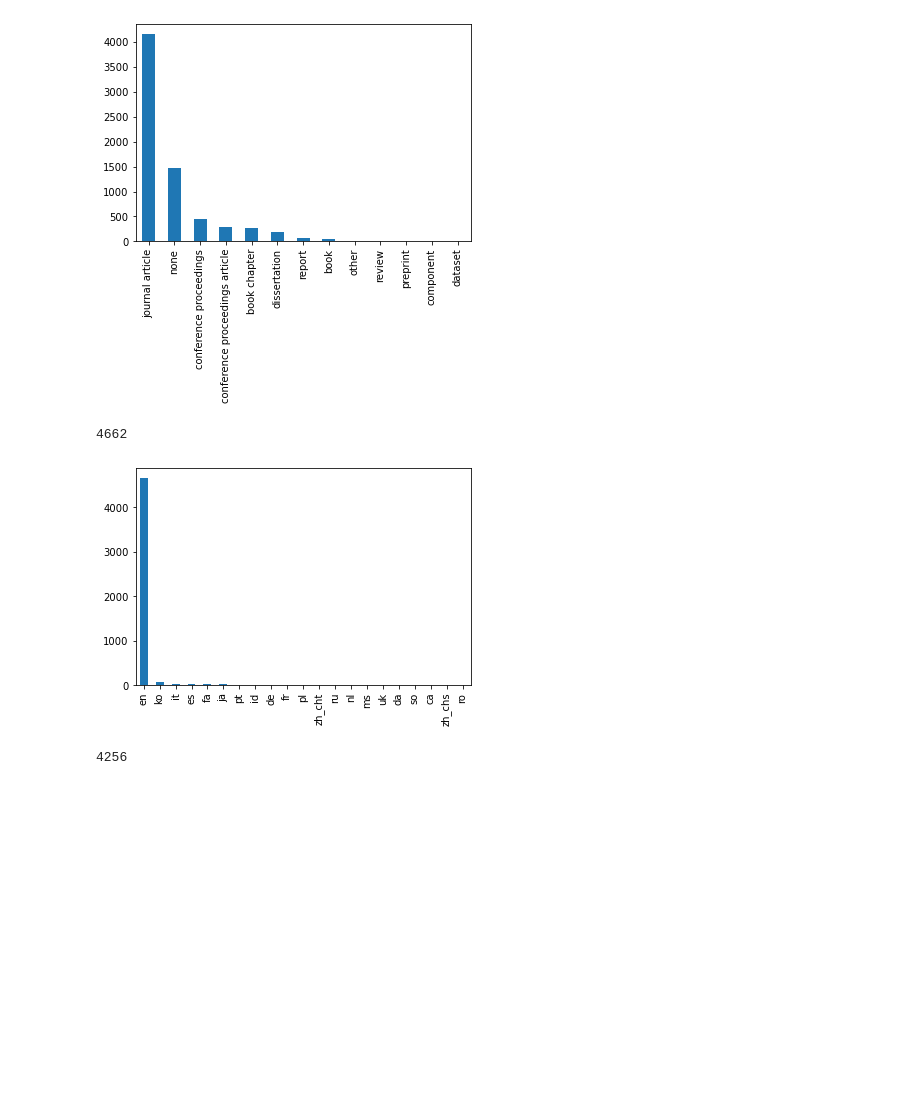
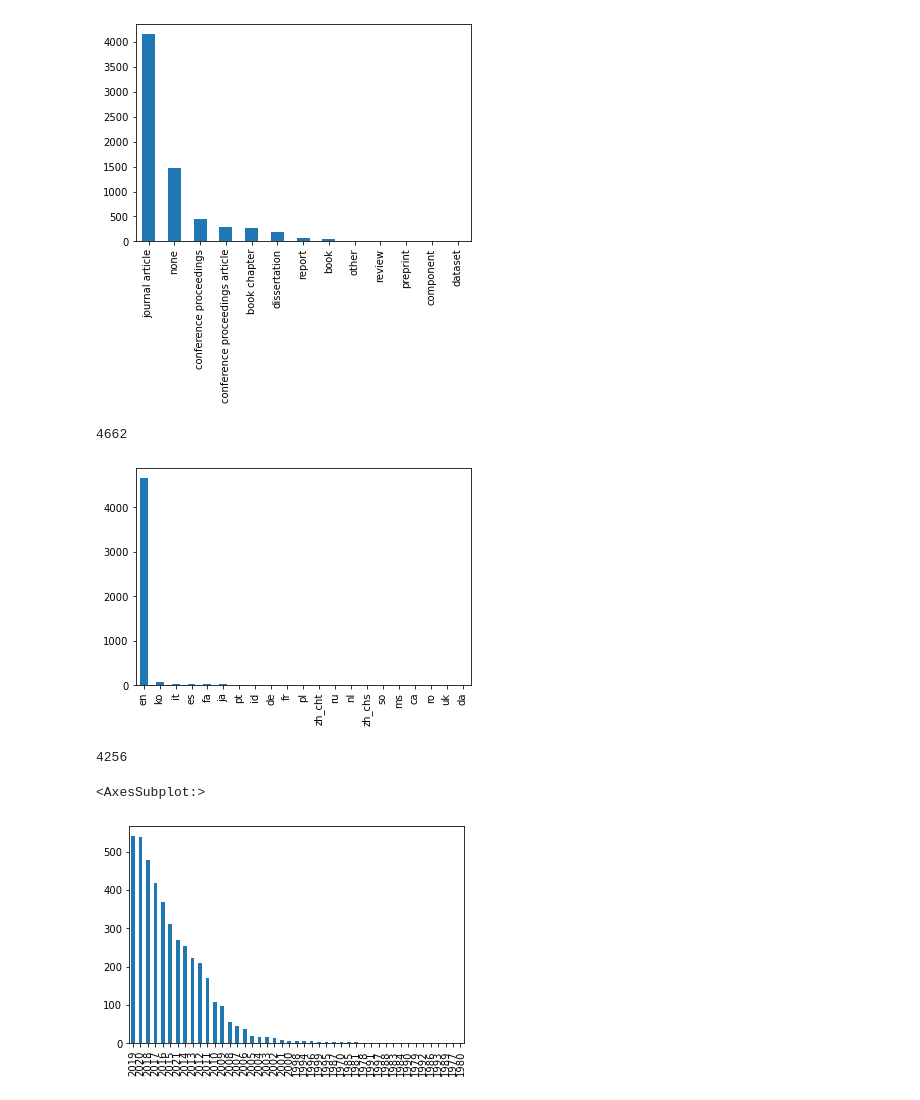
Before and after one commit to justinfmccarty/urban_bipv_annotated_bib, a Jupyter notebook: notebooks/bipv_lit_analysis.ipynb, the cells around one changed output. Saved outputs shown, nothing was run; the diff lists cells and outputs as text; code cells hidden in the pictures; blank space fills up the shorter version.

Commit message:
Update datasets

```diff
--- a/notebooks/bipv_lit_analysis.ipynb
+++ b/notebooks/bipv_lit_analysis.ipynb
@@ -190,0 +228,4 @@ all_data.to_csv('/Users/jmccarty/GitHub/urban_bipv_annotated_bib/data/lit_datase
+# %%
+all_data = pd.read_csv('/Users/jmccarty/GitHub/urban_bipv_annotated_bib/data/lit_dataset_all.csv',index_col=0)
+
+all_data.columns
@@ -202,6 +248,7 @@ print(len(all_data_peer))
 [figure]
 # %%
 # check length after removing non english
+
 pd.value_counts(all_data_peer['language']).plot.bar()
 
 all_data_peer_en = all_data_peer[all_data_peer['language']=='en']
@@ -209,6 +256,6 @@ all_data_peer_en = all_data_peer[all_data_peer['language']=='en']
 print(len(all_data_peer_en))
 # %% [output]
 4662
-[figure, old version]
+[figure, new version]
 # %%
 # check length after removing no abstract
@@ -219,3 +267,8 @@ all_data_peer_en_ab = all_data_peer_en[all_data_peer_en['abstract']!='none']
 print(len(all_data_peer_en_ab))
 # %% [output]
 4256
+# %%
+pd.value_counts(all_data_peer_en_ab['pub_year']).plot.bar()
+# %% [output]
+<AxesSubplot:>
+[figure, added]
```
Also changed, not shown: parts of 22 cells of this notebook, 7 other files.
